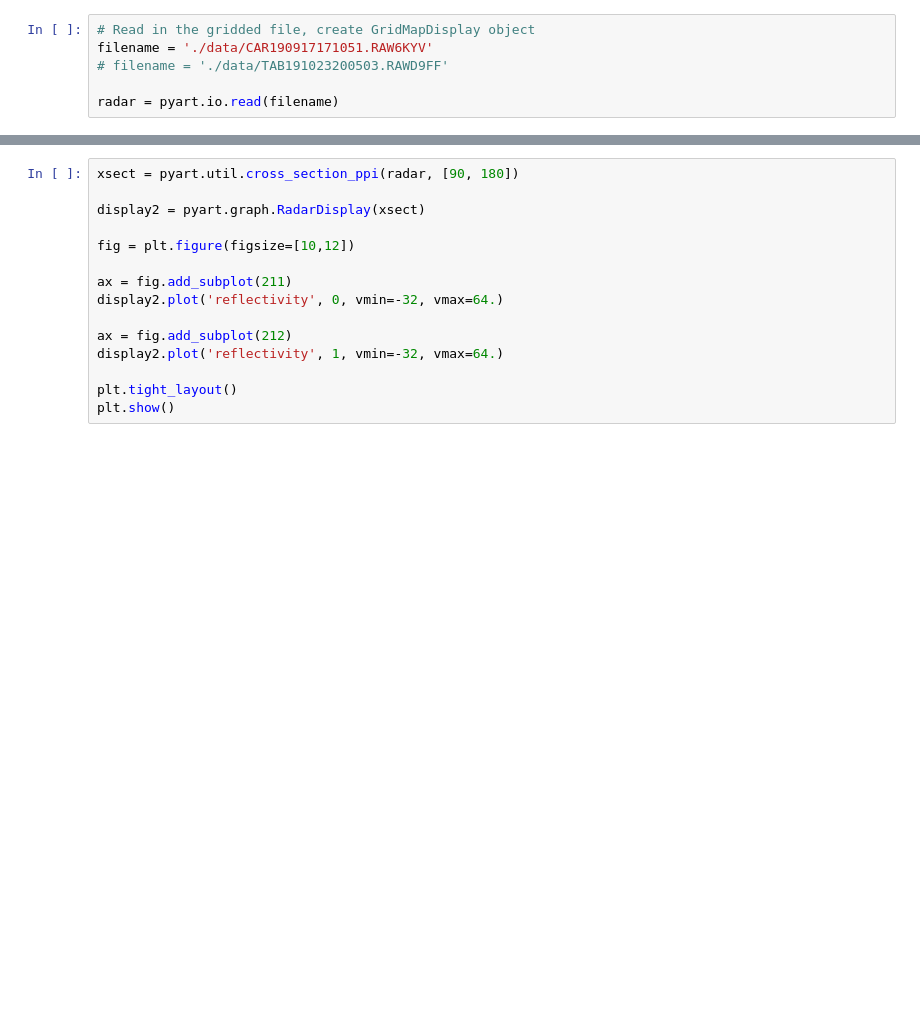
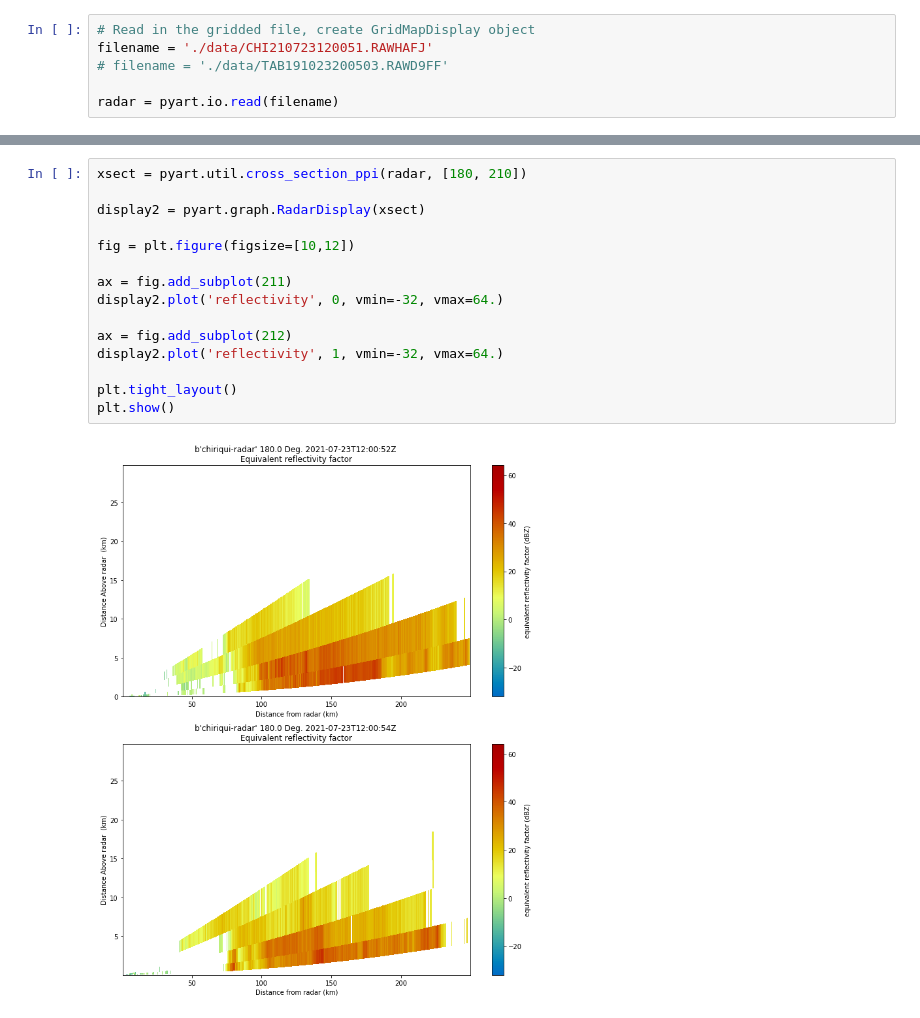
Before and after one commit to aladinor/radar_panama, a Jupyter notebook: Sesion_8/3.vertical_plots.ipynb, the cells around one changed output, grey strips where cells are left out. Saved outputs shown, nothing was run; the diff lists cells and outputs as text; blank space fills up the shorter version.

```diff
--- a/Sesion_8/3.vertical_plots.ipynb
+++ b/Sesion_8/3.vertical_plots.ipynb
@@ -16,6 +7,6 @@ import pyart
 # %%
 # Read in the gridded file, create GridMapDisplay object
-filename = './data/CAR190917171051.RAW6KYV'
+filename = './data/CHI210723120051.RAWHAFJ'
 # filename = './data/TAB191023200503.RAWD9FF'
 
 radar = pyart.io.read(filename)
@@ -33,18 +23,20 @@ Using matplotlib backend: Qt5Agg
 # %%
-xsect = pyart.util.cross_section_ppi(radar, [90, 180])
+xsect = pyart.util.cross_section_ppi(radar, [180, 210])
 
 display2 = pyart.graph.RadarDisplay(xsect)
 
 fig = plt.figure(figsize=[10,12])
 
 ax = fig.add_subplot(211)
 display2.plot('reflectivity', 0, vmin=-32, vmax=64.)
 
 ax = fig.add_subplot(212)
 display2.plot('reflectivity', 1, vmin=-32, vmax=64.)
 
 plt.tight_layout()
 plt.show()
+# %% [output]
+[figure, added]
 # %%
 fig = plt.figure(figsize=[15,7])
 
```
Also changed, not shown: parts of 3 cells of this notebook, 6 other files.
